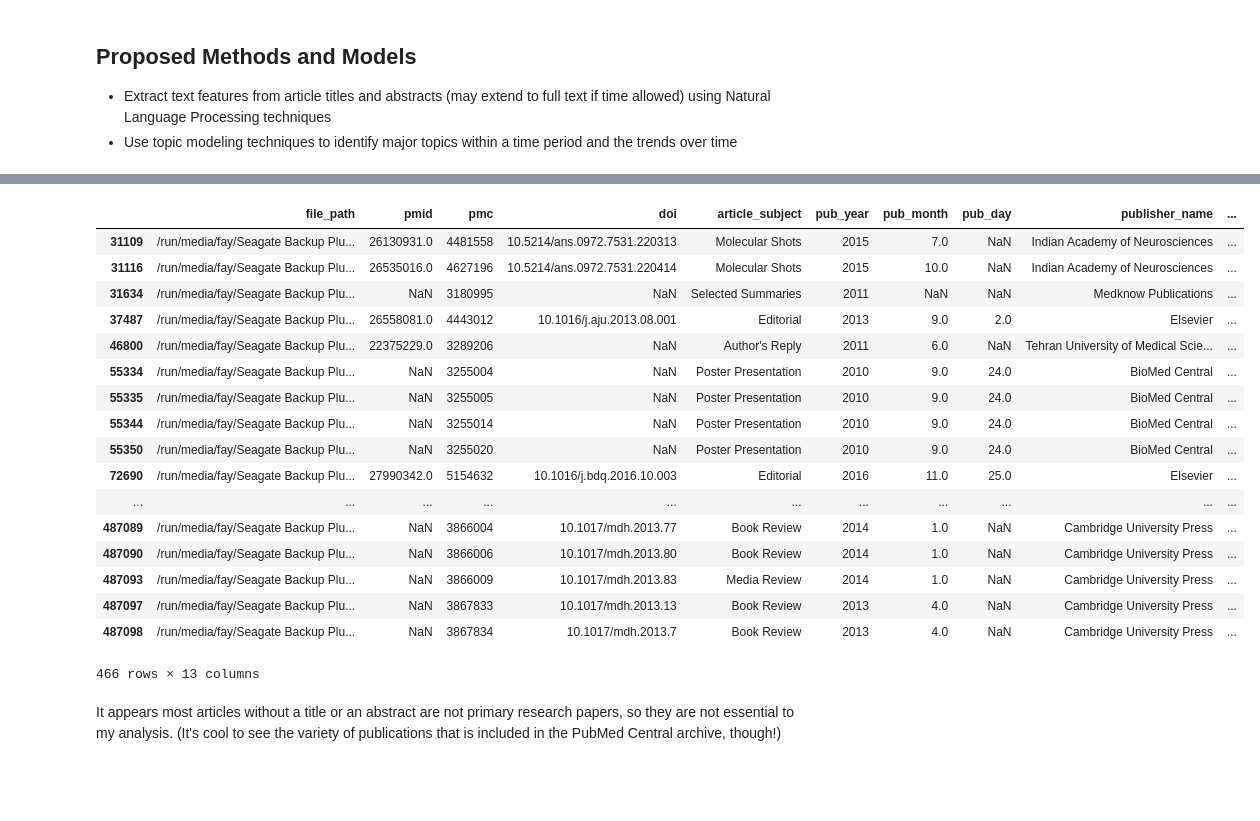
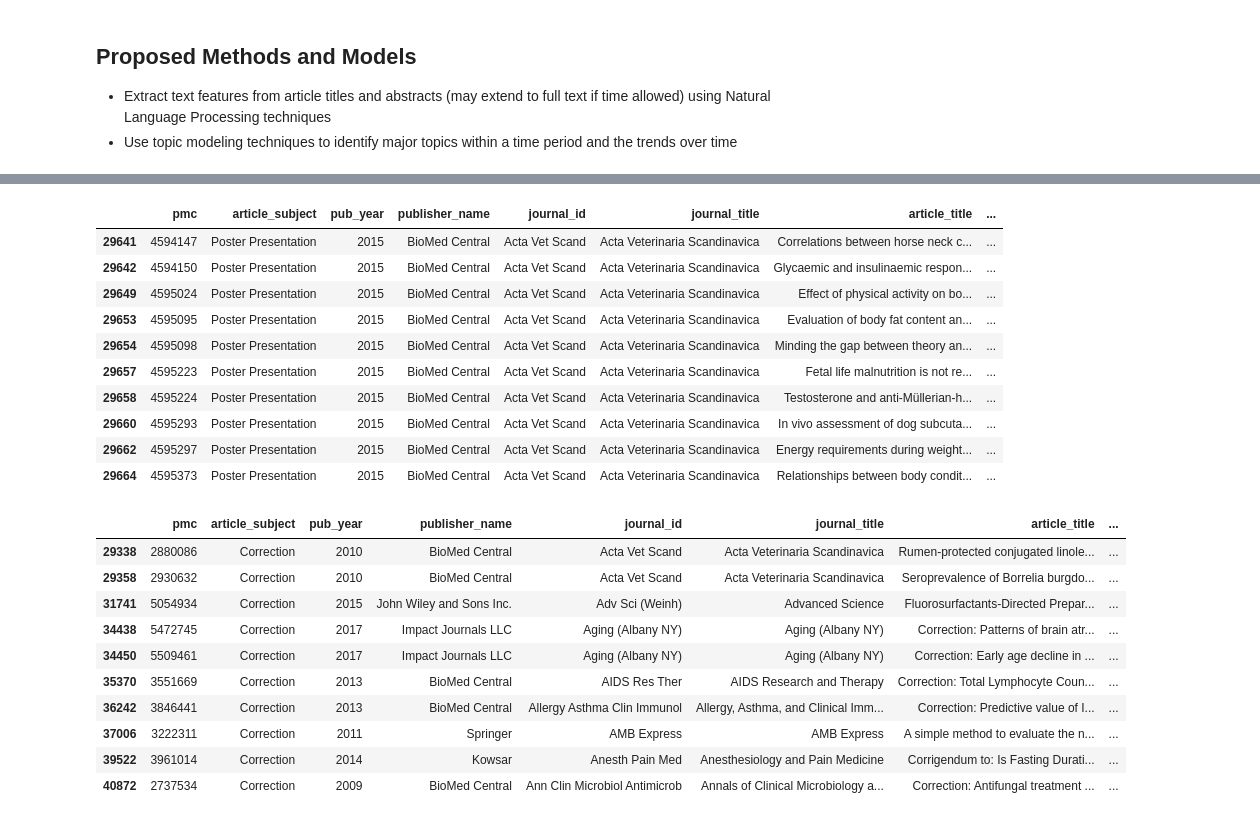
Before and after one commit to Ailuropoda1864/PMC-text-mining, a Jupyter notebook: extract from nxml.ipynb, the cells around one changed output, grey strips where cells are left out. Cells and saved outputs as stored; diff of their text form; code cells hidden in the pictures; blank space fills up the shorter version.

```diff
--- a/extract from nxml.ipynb
+++ b/extract from nxml.ipynb
@@ -145,0 +180,4 @@ Number of duplicated rows: 0
+# %%
+# publications without no abstract and title
+no_text_info = df[(df.abstract.isnull()) & (df.article_title.isnull())]
+no_text_info.article_subject.value_counts()
@@ -145,0 +237,6 @@ Number of duplicated rows: 0
+# %%
+# drop some columns
+df.drop(['file_path', 'pmid', 'doi', 'pub_month', 'pub_day'], axis=1, inplace=True)
+
+# drop the rows with no abstract/title info
+df.drop(no_text_info.index, axis=0, inplace=True)
@@ -145,0 +263,2 @@ Number of duplicated rows: 0
+# %%
+df.drop_duplicates(inplace=True)
@@ -145,0 +330,3 @@ Number of duplicated rows: 0
+# %%
+# drop the last one since it doesn't contain much useful information
+df.drop(1301859, axis=0, inplace=True)
@@ -146,23 +355,28 @@ Number of duplicated rows: 0
+# %%
+df[(df.abstract.isnull()) & (df.article_subject=='Poster Presentation')].head(10)
+# %% [output]
+|  | pmc | article_subject | pub_year | publisher_name | journal_id | journal_title | article_title | ... |
+| 29641 | 4594147 | Poster Presentation | 2015 | BioMed Central | Acta Vet Scand | Acta Veterinaria Scandinavica | Correlations between horse neck c... | ... |
+| 29642 | 4594150 | Poster Presentation | 2015 | BioMed Central | Acta Vet Scand | Acta Veterinaria Scandinavica | Glycaemic and insulinaemic respon... | ... |
+| 29649 | 4595024 | Poster Presentation | 2015 | BioMed Central | Acta Vet Scand | Acta Veterinaria Scandinavica | Effect of physical activity on bo... | ... |
+| 29653 | 4595095 | Poster Presentation | 2015 | BioMed Central | Acta Vet Scand | Acta Veterinaria Scandinavica | Evaluation of body fat content an... | ... |
+| 29654 | 4595098 | Poster Presentation | 2015 | BioMed Central | Acta Vet Scand | Acta Veterinaria Scandinavica | Minding the gap between theory an... | ... |
+| 29657 | 4595223 | Poster Presentation | 2015 | BioMed Central | Acta Vet Scand | Acta Veterinaria Scandinavica | Fetal life malnutrition is not re... | ... |
+| 29658 | 4595224 | Poster Presentation | 2015 | BioMed Central | Acta Vet Scand | Acta Veterinaria Scandinavica | Testosterone and anti-Müllerian-h... | ... |
+| 29660 | 4595293 | Poster Presentation | 2015 | BioMed Central | Acta Vet Scand | Acta Veterinaria Scandinavica | In vivo assessment of dog subcuta... | ... |
+| 29662 | 4595297 | Poster Presentation | 2015 | BioMed Central | Acta Vet Scand | Acta Veterinaria Scandinavica | Energy requirements during weight... | ... |
+| 29664 | 4595373 | Poster Presentation | 2015 | BioMed Central | Acta Vet Scand | Acta Veterinaria Scandinavica | Relationships between body condit... | ... |
 # %%
-df[(df.abstract.isnull()) & (df.article_title.isnull())]
+df[(df.abstract.isnull()) & (df.article_subject=='Correction')].head(10)
 # %% [output]
-|  | file_path | pmid | pmc | doi | article_subject | pub_year | pub_month | pub_day | publisher_name | ... |
-| 31109 | /run/media/fay/Seagate Backup Plu... | 26130931.0 | 4481558 | 10.5214/ans.0972.7531.220313 | Molecular Shots | 2015 | 7.0 | NaN | Indian Academy of Neurosciences | ... |
-| 31116 | /run/media/fay/Seagate Backup Plu... | 26535016.0 | 4627196 | 10.5214/ans.0972.7531.220414 | Molecular Shots | 2015 | 10.0 | NaN | Indian Academy of Neurosciences | ... |
-| 31634 | /run/media/fay/Seagate Backup Plu... | NaN | 3180995 | NaN | Selected Summaries | 2011 | NaN | NaN | Medknow Publications | ... |
-| 37487 | /run/media/fay/Seagate Backup Plu... | 26558081.0 | 4443012 | 10.1016/j.aju.2013.08.001 | Editorial | 2013 | 9.0 | 2.0 | Elsevier | ... |
-| 46800 | /run/media/fay/Seagate Backup Plu... | 22375229.0 | 3289206 | NaN | Author's Reply | 2011 | 6.0 | NaN | Tehran University of Medical Scie... | ... |
-| 55334 | /run/media/fay/Seagate Backup Plu... | NaN | 3255004 | NaN | Poster Presentation | 2010 | 9.0 | 24.0 | BioMed Central | ... |
-| 55335 | /run/media/fay/Seagate Backup Plu... | NaN | 3255005 | NaN | Poster Presentation | 2010 | 9.0 | 24.0 | BioMed Central | ... |
-| 55344 | /run/media/fay/Seagate Backup Plu... | NaN | 3255014 | NaN | Poster Presentation | 2010 | 9.0 | 24.0 | BioMed Central | ... |
-| 55350 | /run/media/fay/Seagate Backup Plu... | NaN | 3255020 | NaN | Poster Presentation | 2010 | 9.0 | 24.0 | BioMed Central | ... |
-| 72690 | /run/media/fay/Seagate Backup Plu... | 27990342.0 | 5154632 | 10.1016/j.bdq.2016.10.003 | Editorial | 2016 | 11.0 | 25.0 | Elsevier | ... |
-| ... | ... | ... | ... | ... | ... | ... | ... | ... | ... | ... |
-| 487089 | /run/media/fay/Seagate Backup Plu... | NaN | 3866004 | 10.1017/mdh.2013.77 | Book Review | 2014 | 1.0 | NaN | Cambridge University Press | ... |
-| 487090 | /run/media/fay/Seagate Backup Plu... | NaN | 3866006 | 10.1017/mdh.2013.80 | Book Review | 2014 | 1.0 | NaN | Cambridge University Press | ... |
-| 487093 | /run/media/fay/Seagate Backup Plu... | NaN | 3866009 | 10.1017/mdh.2013.83 | Media Review | 2014 | 1.0 | NaN | Cambridge University Press | ... |
-| 487097 | /run/media/fay/Seagate Backup Plu... | NaN | 3867833 | 10.1017/mdh.2013.13 | Book Review | 2013 | 4.0 | NaN | Cambridge University Press | ... |
-| 487098 | /run/media/fay/Seagate Backup Plu... | NaN | 3867834 | 10.1017/mdh.2013.7 | Book Review | 2013 | 4.0 | NaN | Cambridge University Press | ... |
+|  | pmc | article_subject | pub_year | publisher_name | journal_id | journal_title | article_title | ... |
+| 29338 | 2880086 | Correction | 2010 | BioMed Central | Acta Vet Scand | Acta Veterinaria Scandinavica | Rumen-protected conjugated linole... | ... |
+| 29358 | 2930632 | Correction | 2010 | BioMed Central | Acta Vet Scand | Acta Veterinaria Scandinavica | Seroprevalence of Borrelia burgdo... | ... |
+| 31741 | 5054934 | Correction | 2015 | John Wiley and Sons Inc. | Adv Sci (Weinh) | Advanced Science | Fluorosurfactants‐Directed Prepar... | ... |
+| 34438 | 5472745 | Correction | 2017 | Impact Journals LLC | Aging (Albany NY) | Aging (Albany NY) | Correction: Patterns of brain atr... | ... |
+| 34450 | 5509461 | Correction | 2017 | Impact Journals LLC | Aging (Albany NY) | Aging (Albany NY) | Correction: Early age decline in ... | ... |
+| 35370 | 3551669 | Correction | 2013 | BioMed Central | AIDS Res Ther | AIDS Research and Therapy | Correction: Total Lymphocyte Coun... | ... |
+| 36242 | 3846441 | Correction | 2013 | BioMed Central | Allergy Asthma Clin Immunol | Allergy, Asthma, and Clinical Imm... | Correction: Predictive value of I... | ... |
+| 37006 | 3222311 | Correction | 2011 | Springer | AMB Express | AMB Express | A simple method to evaluate the n... | ... |
+| 39522 | 3961014 | Correction | 2014 | Kowsar | Anesth Pain Med | Anesthesiology and Pain Medicine | Corrigendum to: Is Fasting Durati... | ... |
+| 40872 | 2737534 | Correction | 2009 | BioMed Central | Ann Clin Microbiol Antimicrob | Annals of Clinical Microbiology a... | Correction: Antifungal treatment ... | ... |
-466 rows × 13 columns
-# %% [markdown]
-It appears most articles without a title or an abstract are not primary research papers, so they are not essential to my analysis. (It's cool to see the variety of publications that is included in the PubMed Central archive, though!)
```
Also changed, not shown: parts of 39 cells of this notebook.
